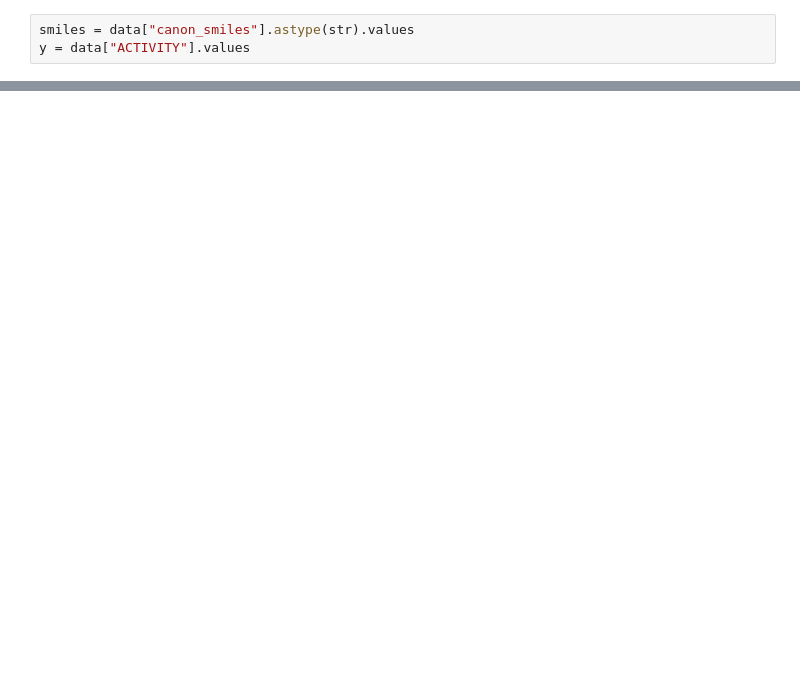
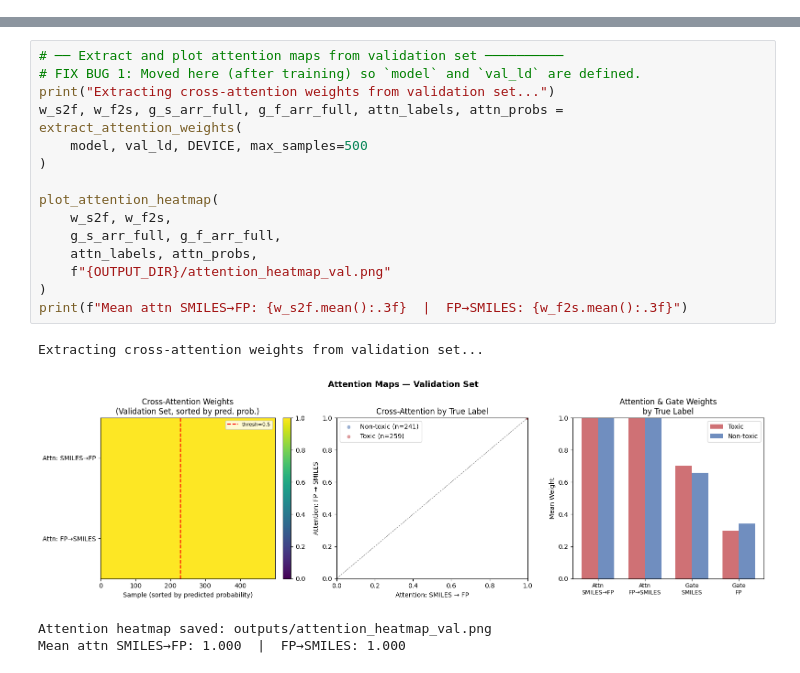
Before and after one commit to Sarthak-Chauhan-Git/Drug-induced-cardiotoxicity-classification-model, a Jupyter notebook: Cardiotoxicity.ipynb, the cells around one changed output, grey strips where cells are left out. Saved outputs shown, nothing was run; the diff lists cells and outputs as text; blank space fills up the shorter version.

```diff
--- a/Cardiotoxicity.ipynb
+++ b/Cardiotoxicity.ipynb
@@ -390,3 +2,0 @@ data["canon_smiles"] = data["mol"].apply(
-# %%
-smiles = data["canon_smiles"].astype(str).values
-y = data["ACTIVITY"].values
@@ -1142,0 +1194,20 @@ plot_training_curves_auc(
+# %%
+# ── Extract and plot attention maps from validation set ──────────
+# FIX BUG 1: Moved here (after training) so `model` and `val_ld` are defined.
+print("Extracting cross-attention weights from validation set...")
+w_s2f, w_f2s, g_s_arr_full, g_f_arr_full, attn_labels, attn_probs = extract_attention_weights(
+    model, val_ld, DEVICE, max_samples=500
+)
+
+plot_attention_heatmap(
+    w_s2f, w_f2s,
+    g_s_arr_full, g_f_arr_full,
+    attn_labels, attn_probs,
+    f"{OUTPUT_DIR}/attention_heatmap_val.png"
+)
+print(f"Mean attn SMILES→FP: {w_s2f.mean():.3f}  |  FP→SMILES: {w_f2s.mean():.3f}")
+# %% [output]
+Extracting cross-attention weights from validation set...
+[figure, added]
+Attention heatmap saved: outputs/attention_heatmap_val.png
+Mean attn SMILES→FP: 1.000  |  FP→SMILES: 1.000
```
Also changed, not shown: parts of 147 cells of this notebook.
